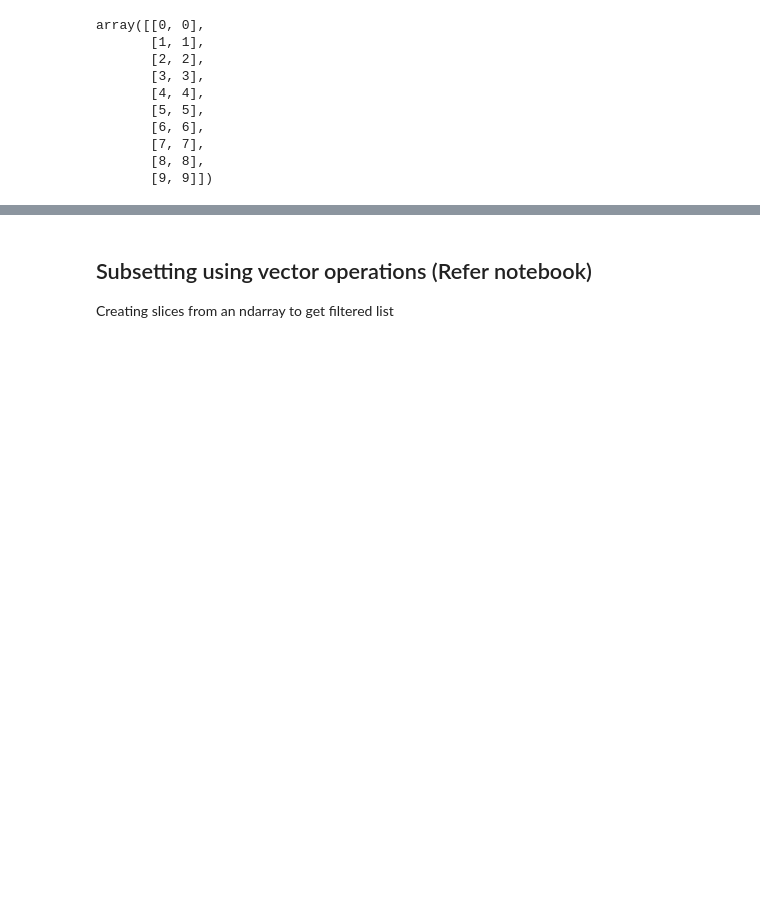
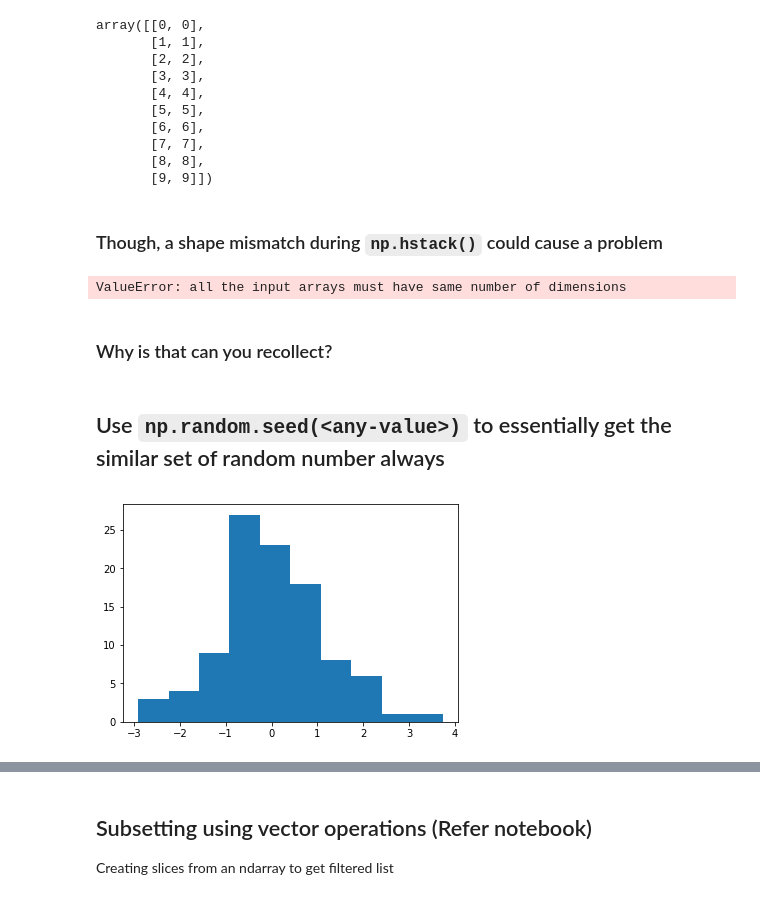
Before and after one commit to pratos/python4ds, a Jupyter notebook: notebooks/Numpy Snippets.ipynb, the cells around one changed output, grey strips where cells are left out. Saved outputs shown, nothing was run; the diff lists cells and outputs as text; code cells hidden in the pictures; blank space fills up the shorter version.

```diff
--- a/notebooks/Numpy Snippets.ipynb
+++ b/notebooks/Numpy Snippets.ipynb
@@ -226,3 +296,13 @@ array([[0, 0],
        [7, 7],
        [8, 8],
        [9, 9]])
+# %% [markdown]
+### Though, a shape mismatch during `np.hstack()` could cause a problem
+# %%
+np.hstack((np.arange(10), np.arange(9).reshape(3,3))) #extend for list
+# %% [output]
+ValueError: all the input arrays must have same number of dimensions
+# %% [markdown]
+### Why is that can you recollect?
+# %% [markdown]
+## Use `np.random.seed(<any-value>)` to essentially get the similar set of random number always
@@ -228,0 +312,5 @@ array([[0, 0],
+# %%
+plt.hist(np.random.randn(100,))
+plt.show()
+# %% [output]
+[figure, added]
```
Also changed, not shown: parts of 57 cells of this notebook.
